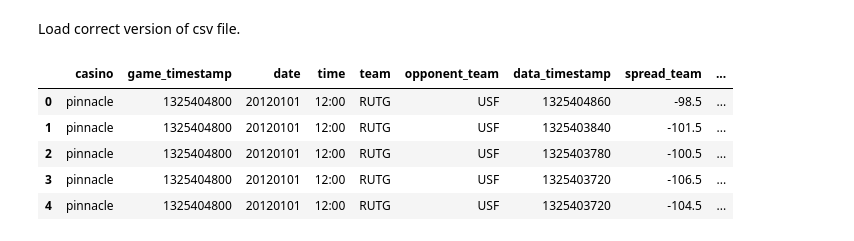
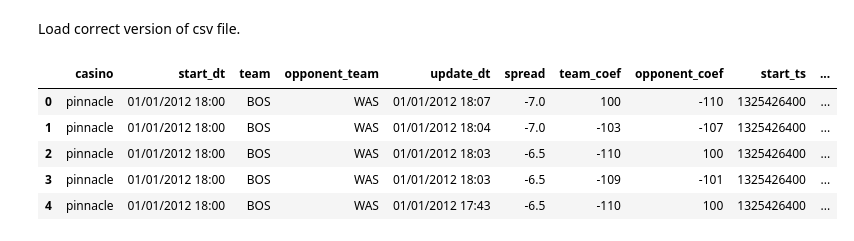
Before and after one commit to denilv/Betting-visualization, a Jupyter notebook: NBA/timeseries_analysis.ipynb, the cells around one changed output. Drawn from its saved outputs; the diff is of its cells as text; code cells hidden in the pictures.

```diff
--- a/NBA/timeseries_analysis.ipynb
+++ b/NBA/timeseries_analysis.ipynb
@@ -137,13 +192,13 @@ df.to_csv('ncaab_spread_movement.csv', index=False)
 # %% [markdown]
 Load correct version of csv file.
 # %%
-filepath = 'ncaab_spread_movement.csv'
+filepath = 'nba_spread_movement.csv'
 df = pd.read_csv(filepath)
 df.head()
 # %% [output]
-|  | casino | game_timestamp | date | time | team | opponent_team | data_timestamp | spread_team | ... |
-| 0 | pinnacle | 1325404800 | 20120101 | 12:00 | RUTG | USF | 1325404860 | -98.5 | ... |
-| 1 | pinnacle | 1325404800 | 20120101 | 12:00 | RUTG | USF | 1325403840 | -101.5 | ... |
-| 2 | pinnacle | 1325404800 | 20120101 | 12:00 | RUTG | USF | 1325403780 | -100.5 | ... |
-| 3 | pinnacle | 1325404800 | 20120101 | 12:00 | RUTG | USF | 1325403720 | -106.5 | ... |
-| 4 | pinnacle | 1325404800 | 20120101 | 12:00 | RUTG | USF | 1325403720 | -104.5 | ... |
+|  | casino | start_dt | team | opponent_team | update_dt | spread | team_coef | opponent_coef | start_ts | ... |
+| 0 | pinnacle | 01/01/2012 18:00 | BOS | WAS | 01/01/2012 18:07 | -7.0 | 100 | -110 | 1325426400 | ... |
+| 1 | pinnacle | 01/01/2012 18:00 | BOS | WAS | 01/01/2012 18:04 | -7.0 | -103 | -107 | 1325426400 | ... |
+| 2 | pinnacle | 01/01/2012 18:00 | BOS | WAS | 01/01/2012 18:03 | -6.5 | -110 | 100 | 1325426400 | ... |
+| 3 | pinnacle | 01/01/2012 18:00 | BOS | WAS | 01/01/2012 18:03 | -6.5 | -109 | -101 | 1325426400 | ... |
+| 4 | pinnacle | 01/01/2012 18:00 | BOS | WAS | 01/01/2012 17:43 | -6.5 | -110 | 100 | 1325426400 | ... |
```
Also changed, not shown: parts of 26 cells of this notebook, 6 other files.
